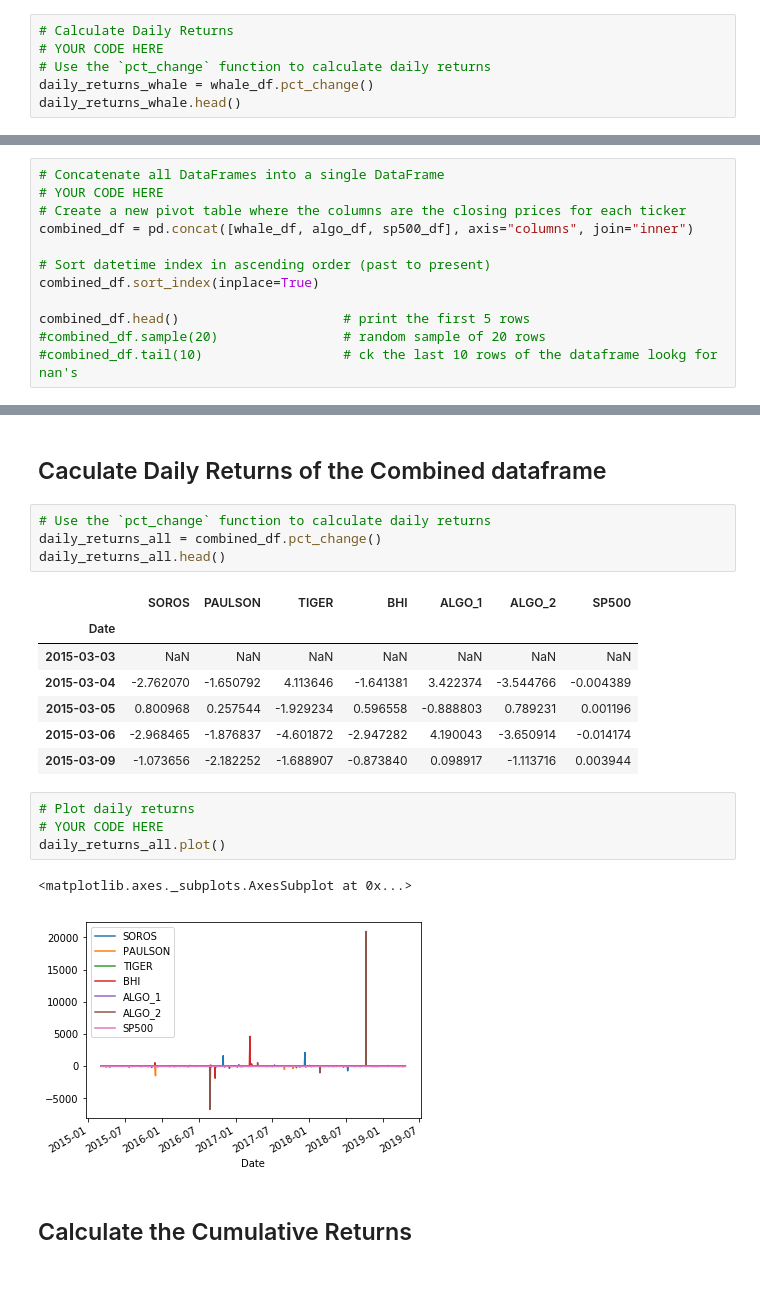
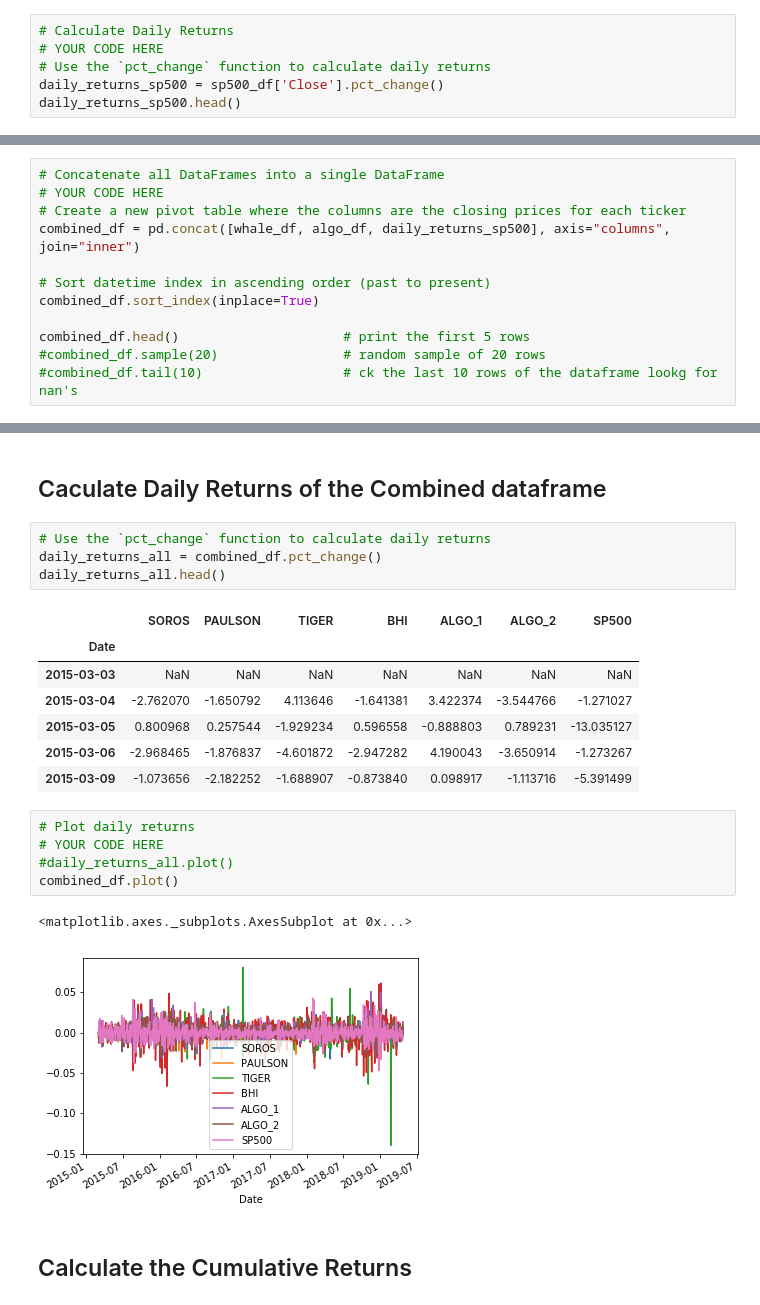
Before and after one commit to nate803/python-homework, a Jupyter notebook: whale_analysis.ipynb, the cells around one changed output, grey strips where cells are left out. Cells and saved outputs as stored; diff of their text form.

Commit message:
Add files via upload
Whale_Portfolio HW

```diff
--- a/whale_analysis.ipynb
+++ b/whale_analysis.ipynb
@@ -189,6 +169,6 @@ Name: Close, Length: 1649, dtype: float64
 # Calculate Daily Returns
 # YOUR CODE HERE
 # Use the `pct_change` function to calculate daily returns
-daily_returns_whale = whale_df.pct_change()
-daily_returns_whale.head()
+daily_returns_sp500 = sp500_df['Close'].pct_change()
+daily_returns_sp500.head()
 # %% [output]
@@ -221,7 +201,7 @@ dtype: int64
 # Concatenate all DataFrames into a single DataFrame
 # YOUR CODE HERE
 # Create a new pivot table where the columns are the closing prices for each ticker
-combined_df = pd.concat([whale_df, algo_df, sp500_df], axis="columns", join="inner")
+combined_df = pd.concat([whale_df, algo_df, daily_returns_sp500], axis="columns", join="inner")
 
 # Sort datetime index in ascending order (past to present)
 combined_df.sort_index(inplace=True)
@@ -292,17 +267,18 @@ daily_returns_all.head()
 |  | SOROS | PAULSON | TIGER | BHI | ALGO_1 | ALGO_2 | SP500 |
 | Date |  |  |  |  |  |  |  |
 | 2015-03-03 | NaN | NaN | NaN | NaN | NaN | NaN | NaN |
-| 2015-03-04 | -2.762070 | -1.650792 | 4.113646 | -1.641381 | 3.422374 | -3.544766 | -0.004389 |
-| 2015-03-05 | 0.800968 | 0.257544 | -1.929234 | 0.596558 | -0.888803 | 0.789231 | 0.001196 |
-| 2015-03-06 | -2.968465 | -1.876837 | -4.601872 | -2.947282 | 4.190043 | -3.650914 | -0.014174 |
-| 2015-03-09 | -1.073656 | -2.182252 | -1.688907 | -0.873840 | 0.098917 | -1.113716 | 0.003944 |
+| 2015-03-04 | -2.762070 | -1.650792 | 4.113646 | -1.641381 | 3.422374 | -3.544766 | -1.271027 |
+| 2015-03-05 | 0.800968 | 0.257544 | -1.929234 | 0.596558 | -0.888803 | 0.789231 | -13.035127 |
+| 2015-03-06 | -2.968465 | -1.876837 | -4.601872 | -2.947282 | 4.190043 | -3.650914 | -1.273267 |
+| 2015-03-09 | -1.073656 | -2.182252 | -1.688907 | -0.873840 | 0.098917 | -1.113716 | -5.391499 |
 # %%
 # Plot daily returns
 # YOUR CODE HERE
-daily_returns_all.plot()
+#daily_returns_all.plot()
+combined_df.plot()
 # %% [output]
 <matplotlib.axes._subplots.AxesSubplot at 0x...>
-[figure, old version]
+[figure, new version]
 # %% [markdown]
 ## Calculate the Cumulative Returns
 # %%
```
Also changed, not shown: parts of 43 cells of this notebook.
